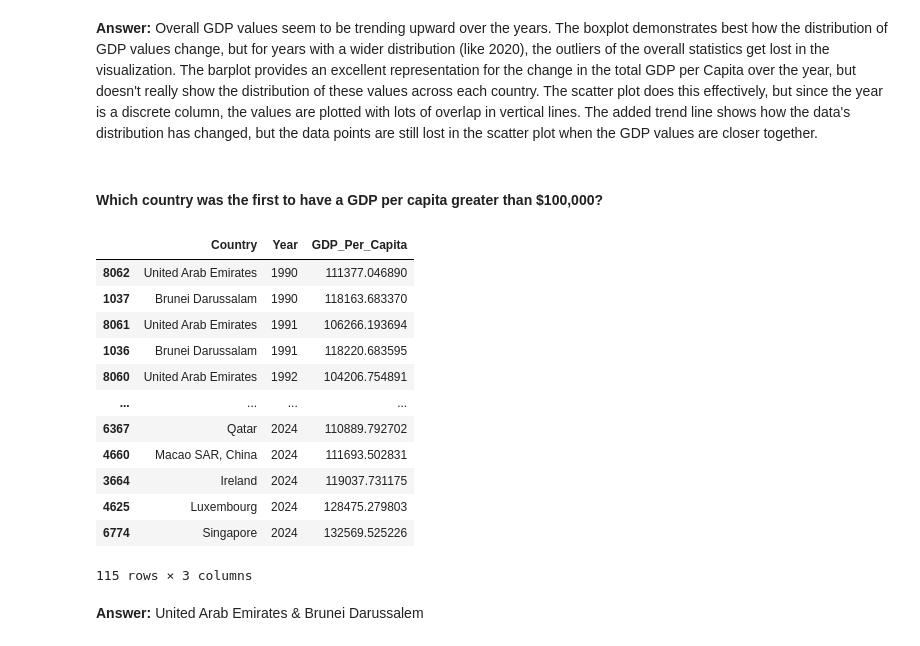
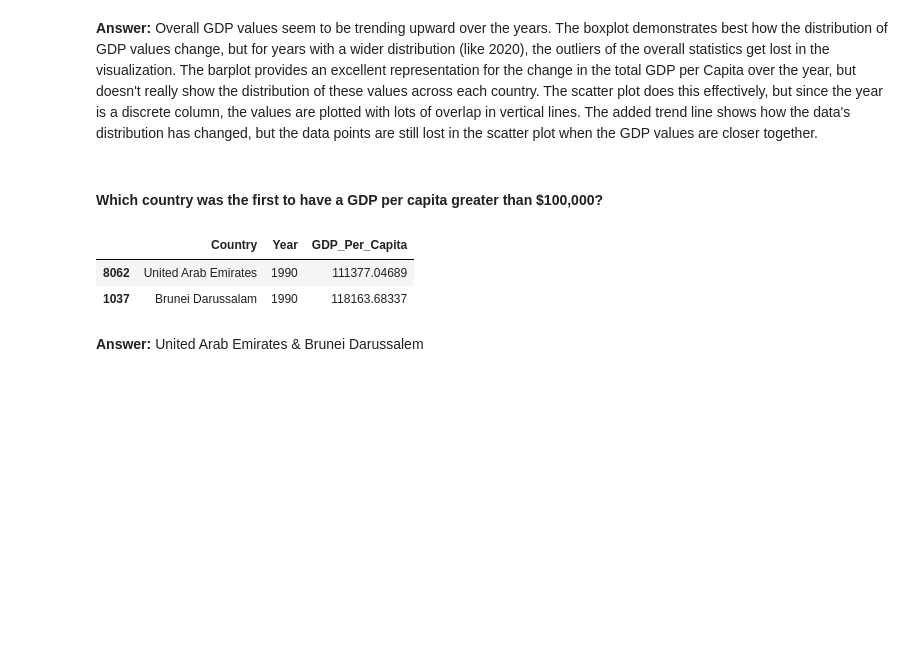
Before and after one commit to NSS-Data-Analytics-Cohort-17/un-datasets-buterabuilds, a Jupyter notebook: notebooks/un_dataproject.ipynb, the cells around one changed output. Cells and saved outputs as stored; diff of their text form; code cells hidden in the pictures; blank space fills up the shorter version.

```diff
--- a/notebooks/un_dataproject.ipynb
+++ b/notebooks/un_dataproject.ipynb
@@ -55,7 +55,7 @@ memory usage: 264.7+ KB
 # %% [markdown]
 #### Drop the `Value Footnotes` column and rename the remaining three to 'Country', 'Year', and 'GDP_Per_Capita'.
 # %%
-gdp_df = gdp_df.drop(columns = ['Value Footnotes'])
+gdp_df = gdp_df.drop(columns = 'Value Footnotes')
 # %%
 gdp_df.columns = ['Country','Year','GDP_Per_Capita']
 # %% [markdown]
@@ -215,21 +216,11 @@ sns.regplot(
 # %%
 country_list = gdp_df.sort_values(by=['Year','GDP_Per_Capita'])
 country_list = country_list.loc[country_list.GDP_Per_Capita > 100000]
-country_list
+country_list.head(2)
 # %% [output]
 |  | Country | Year | GDP_Per_Capita |
-| 8062 | United Arab Emirates | 1990 | 111377.046890 |
-| 1037 | Brunei Darussalam | 1990 | 118163.683370 |
-| 8061 | United Arab Emirates | 1991 | 106266.193694 |
-| 1036 | Brunei Darussalam | 1991 | 118220.683595 |
-| 8060 | United Arab Emirates | 1992 | 104206.754891 |
-| ... | ... | ... | ... |
-| 6367 | Qatar | 2024 | 110889.792702 |
-| 4660 | Macao SAR, China | 2024 | 111693.502831 |
-| 3664 | Ireland | 2024 | 119037.731175 |
-| 4625 | Luxembourg | 2024 | 128475.279803 |
-| 6774 | Singapore | 2024 | 132569.525226 |
+| 8062 | United Arab Emirates | 1990 | 111377.04689 |
+| 1037 | Brunei Darussalam | 1990 | 118163.68337 |
-115 rows × 3 columns
 # %% [markdown]
 **Answer:** United Arab Emirates & Brunei Darussalem
 # %% [markdown]
```
Also changed, not shown: parts of 2 cells of this notebook, 1 other file.
